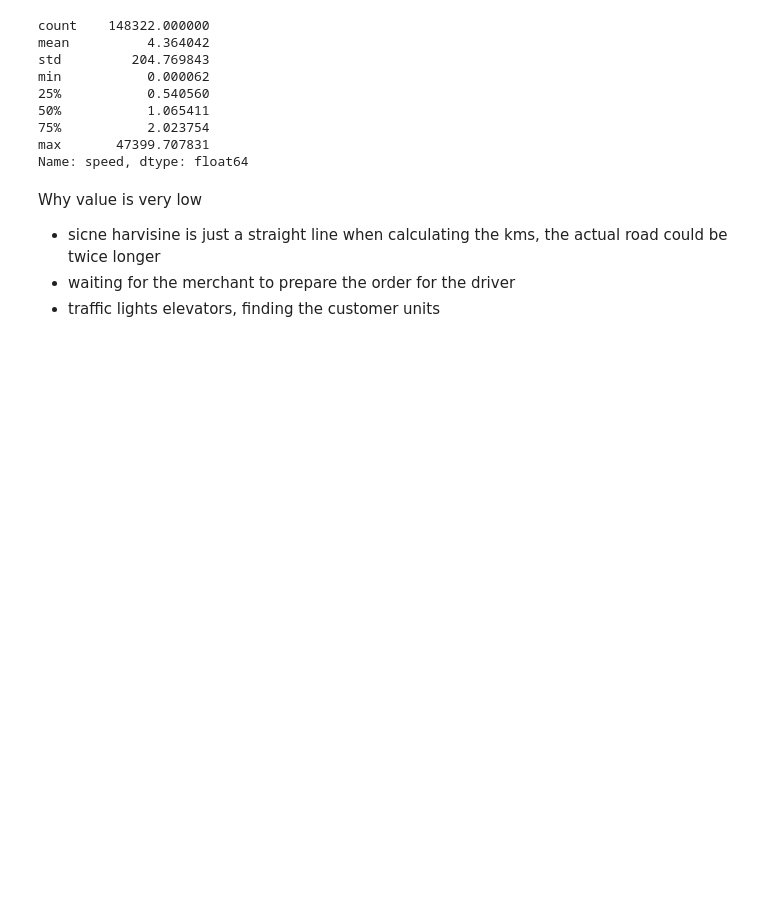
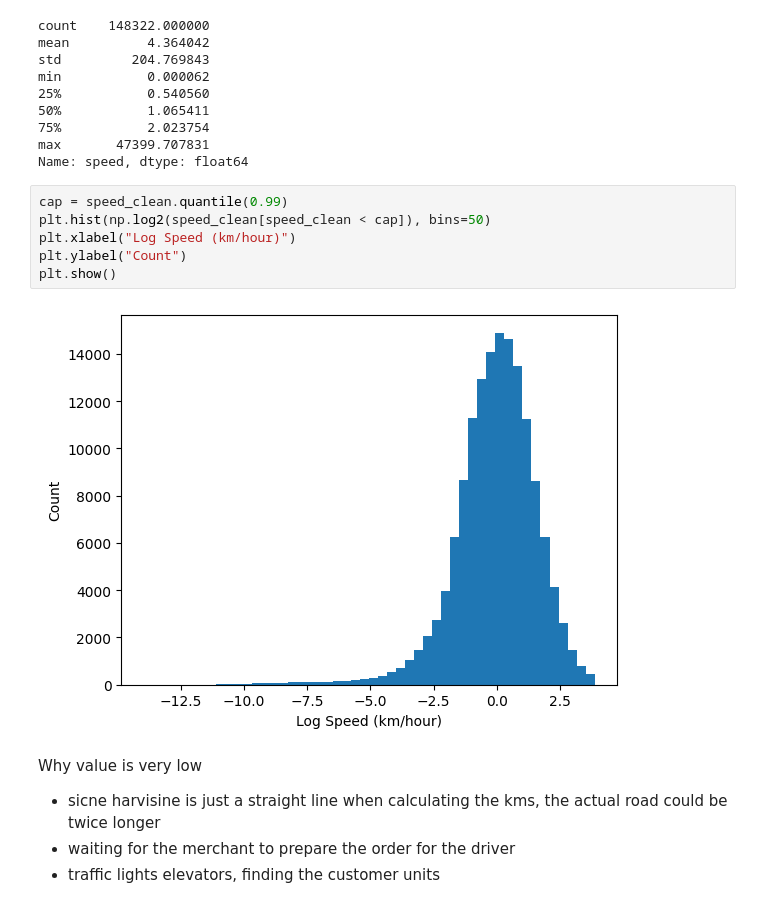
Before and after one commit to panharithhh/ETA_API, a Jupyter notebook: ngeow.ipynb, the cells around one changed output. Drawn from its saved outputs; the diff is of its cells as text; blank space fills up the shorter version.

```diff
--- a/ngeow.ipynb
+++ b/ngeow.ipynb
@@ -148,6 +183,14 @@ min           0.000062
 75%           2.023754
 max       47399.707831
 Name: speed, dtype: float64
+# %%
+cap = speed_clean.quantile(0.99)
+plt.hist(np.log2(speed_clean[speed_clean < cap]), bins=50)
+plt.xlabel("Log Speed (km/hour)")
+plt.ylabel("Count")
+plt.show()
+# %% [output]
+[figure, added]
 # %% [markdown]
 Why value is very low
 - sicne harvisine is just a straight line when calculating the kms, the actual road could be twice longer
```
Also changed, not shown: parts of 6 cells of this notebook, 14 other files.
